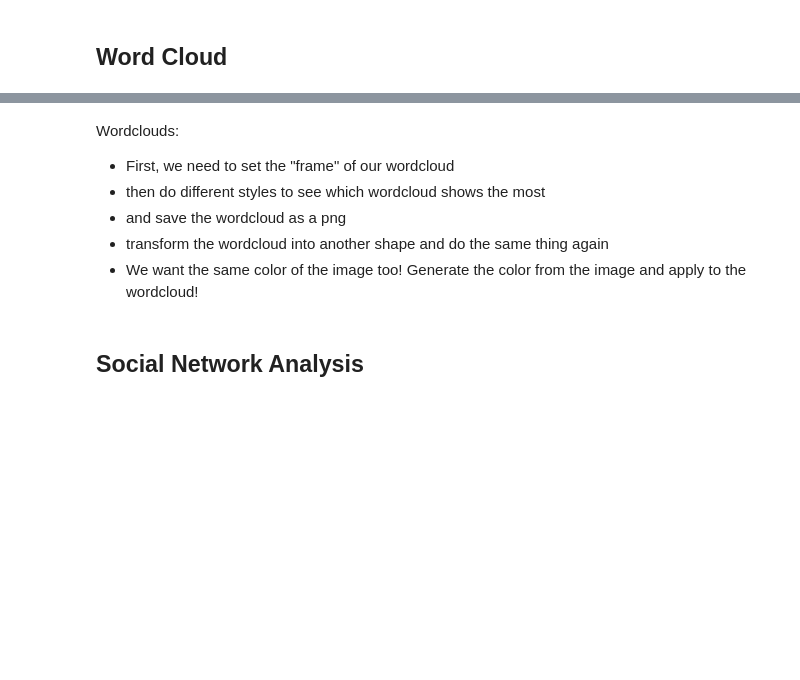
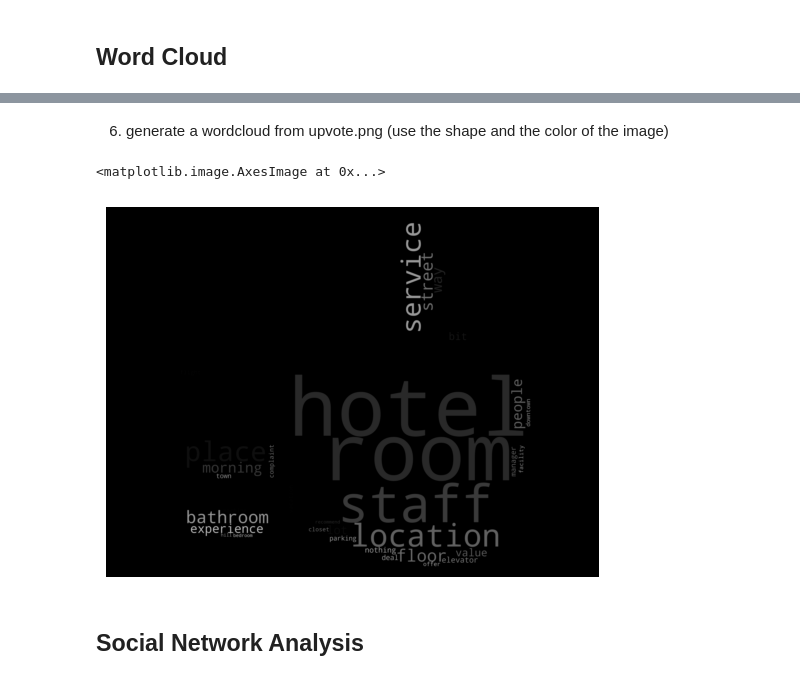
Before and after one commit to sonjaJolanda/BigDataSocialSciences, a Jupyter notebook: exercises_again_again/9-12_finals_summary.ipynb, the cells around one changed output, grey strips where cells are left out. Drawn from its saved outputs; the diff is of its cells as text; code cells hidden in the pictures; blank space fills up the shorter version.

```diff
--- a/exercises_again_again/9-12_finals_summary.ipynb
+++ b/exercises_again_again/9-12_finals_summary.ipynb
@@ -53,13 +58,18 @@ import requests
 from nltk.corpus import stopwords
 import re
 import numpy as np
-# %% [markdown]
-Wordclouds:
-- First, we need to set the "frame" of our wordcloud
-- then do different styles to see which wordcloud shows the most
-- and save the wordcloud as a png
-- transform the wordcloud into another shape and do the same thing again
-- We want the same color of the image too! Generate the color from the image and apply to the wordcloud!
+# %% [markdown]
+6. generate a wordcloud from upvote.png (use the shape and the color of the image)
+# %%
+upvote_pic = np.array(Image.open('resources/upvote.png'))
+image_colors = ImageColorGenerator(upvote_pic)
+
+wordcloud = WordCloud(mask=upvote_pic, color_func=image_colors)
+plt.axis('off')
+plt.imshow(wordcloud.generate_from_frequencies(freq_dis_nouns), interpolation='bilinear')
+# %% [output]
+<matplotlib.image.AxesImage at 0x...>
+[figure, added]
 # %% [markdown]
 ## Social Network Analysis
 # %%
```
Also changed, not shown: parts of 3 cells of this notebook, 6 other files.
